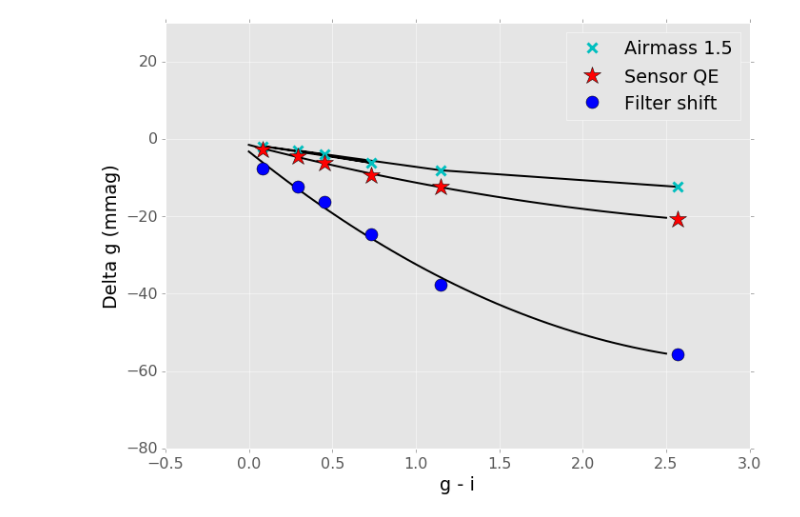
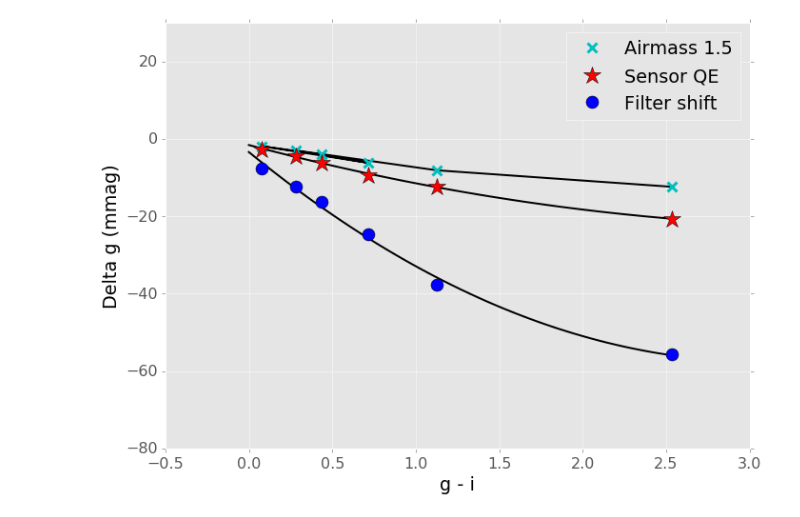
Before and after one commit to lsst-dmsst/LDM-523, a Jupyter notebook: differential_color.ipynb, the cells around one changed output. Cells and saved outputs as stored; diff of their text form; code cells hidden in the pictures.

```diff
--- a/differential_color.ipynb
+++ b/differential_color.ipynb
@@ -65,11 +65,19 @@ airmass_det1_mags =  su.calcNatMags(system12[1], seds)
 airmass_det2_mags =  su.calcNatMags(system12[2], seds)
 airmass_dmags = su.calcDeltaMags(airmass_det2_mags, airmass_det1_mags, mmags=True, matchBlue=False)
 
+
+gi = su.calcGiColors(airmass_det1_mags)
+#ug = su.calcAnyColor(det1_mags, 'g', 'i')
+
+color = gi
+plotFilter = 'g'
+
+
 #airmass_gi = su.calcGiColors(det1_mags)
 airmass_stellar_gi = []
 airmass_stellar_delta_g = []
 for objtype in ['stars']:
-    for s in dmags[objtype]:
+    for s in airmass_dmags[objtype]:
         airmass_stellar_gi.append(color[objtype][s])
         airmass_stellar_delta_g.append(airmass_dmags[objtype][s][plotFilter])
 plt.plot(airmass_stellar_gi, airmass_stellar_delta_g, 'k-')
@@ -82,12 +90,6 @@ plt.plot(airmass_stellar_gi, airmass_stellar_delta_g, 'cx', ms=10, mew=3, label=
 det1_mags =  su.calcNatMags(system[1], seds)
 det2_mags =  su.calcNatMags(system[2], seds)
 dmags = su.calcDeltaMags(det2_mags, det1_mags, mmags=True, matchBlue=False)
-
-gi = su.calcGiColors(det1_mags)
-#ug = su.calcAnyColor(det1_mags, 'g', 'i')
-
-color = gi
-plotFilter = 'g'
 
 stellar_gi = []
 stellar_delta_g = []
@@ -117,34 +119,34 @@ filter2_mags =  su.calcNatMags(system_filter[2], seds)
 filter_dmags = su.calcDeltaMags(filter2_mags, filter1_mags, mmags=True, matchBlue=False)
 
 filter_gi = []
 filter_delta_g = []
 for objtype in ['stars']:
     for s in dmags[objtype]:
         filter_gi.append(color[objtype][s])
         filter_delta_g.append(filter_dmags[objtype][s][plotFilter])
 filter_gi = np.array(filter_gi)
 filter_delta_g = np.array(filter_delta_g)
 
 
 filter_fit = np.polyfit(filter_gi[sel], filter_delta_g[sel], 2)
 x = np.linspace(0, 2.5)
 plt.plot(x, np.polyval(filter_fit, x), 'k-')
 plt.plot(filter_gi, filter_delta_g, 'o', ms=13, color='b', label="Filter shift")
 
 # This was easier to label for a linear fit
 if False:
     plt.text(1.5, np.polyval(filter_fit, 1.5),
              '{:.2f}(g-i) + {:.2f}'.format(filter_fit[0], filter_fit[1]),
             verticalalignment="bottom")
 
 plt.ylim(-80, 30)
 plt.xlim(-0.5, 3)
 plt.legend(loc=0, numpoints=1)
 plt.xlabel("g - i")
 plt.ylabel("Delta g (mmag)")
 plt.savefig("figures/delta_g_vs_color.pdf")
 # %% [output]
-[figure, old version]
+[figure, new version]
 # %%
 # Histogram of g-i colors of objects brighter than 20th in SDSS Stripe82
 # This comes from stripe82_color_histogram.ipynb
```
Also changed, not shown: parts of 6 cells of this notebook.
